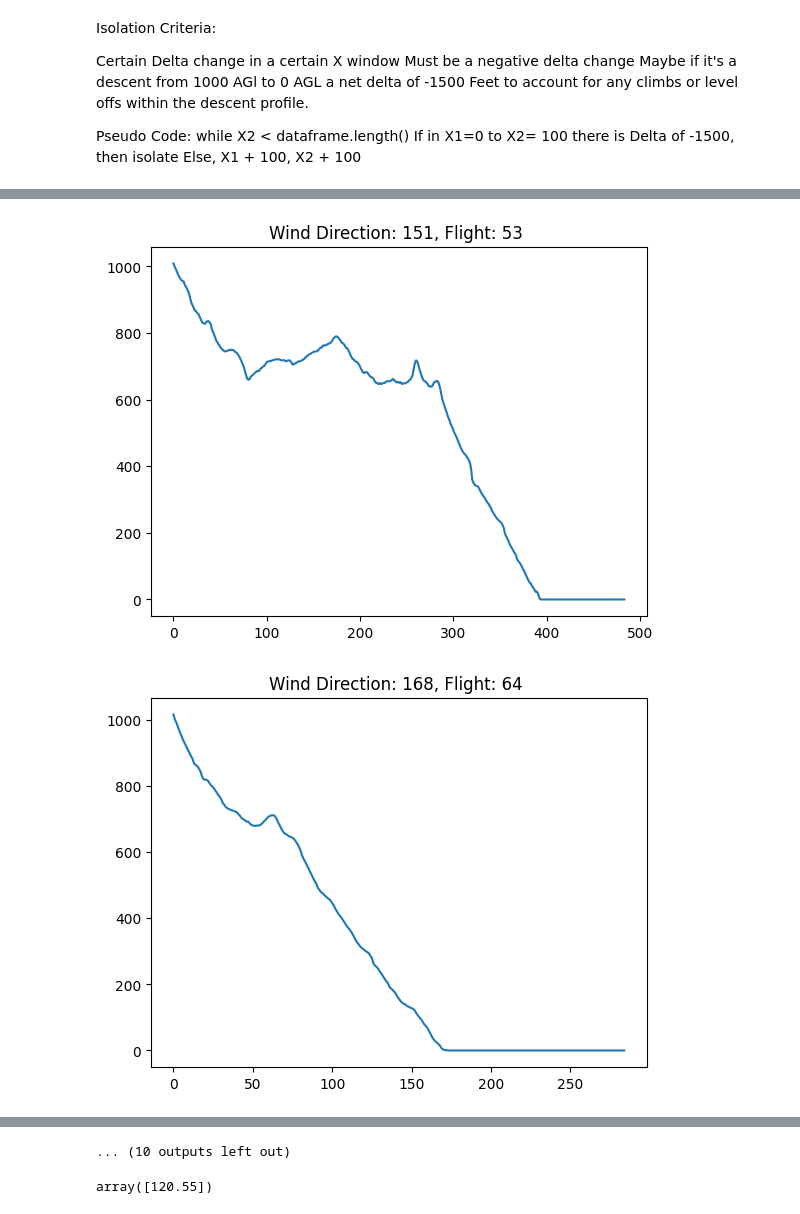
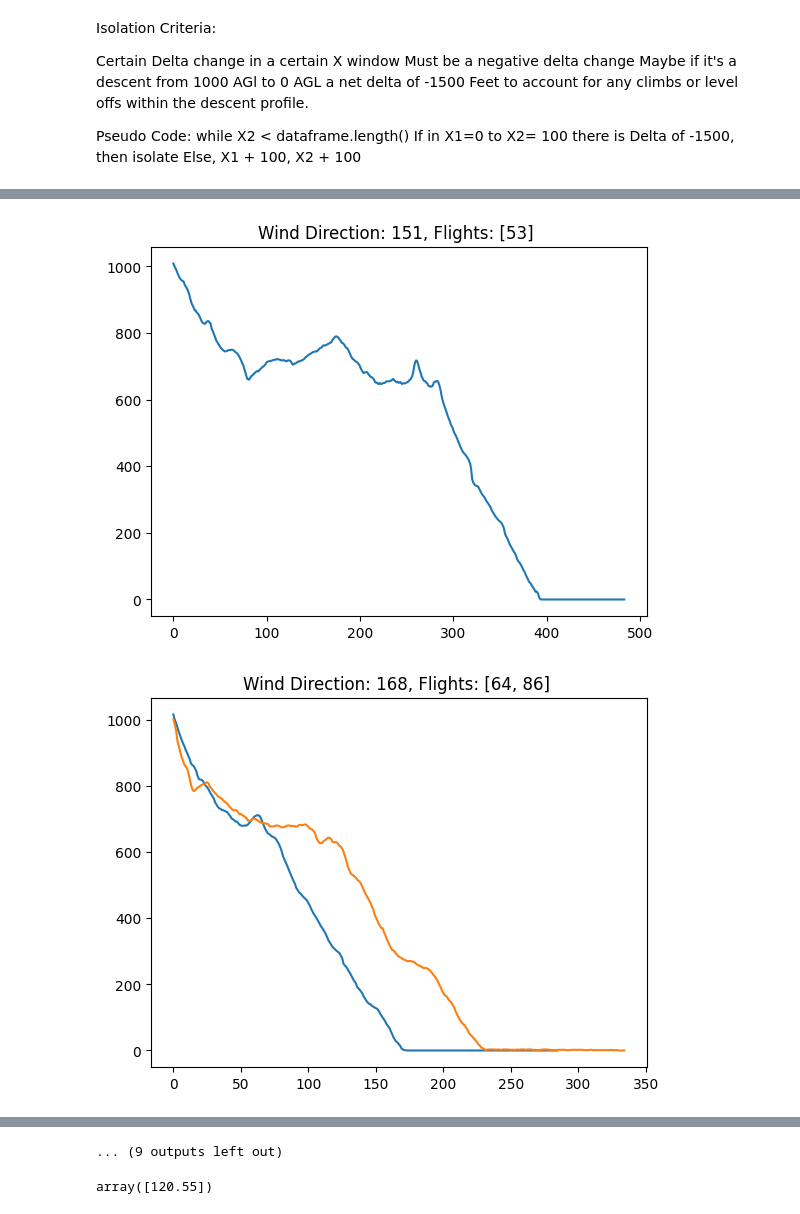
Before and after one commit to drussellmrichie/AviationThesis, a Jupyter notebook: Project_Data_Analysis/Empirical_Data_Analysis/empirical_analysis.ipynb, the cells around one changed output, grey strips where cells are left out. Saved outputs shown, nothing was run; the diff lists cells and outputs as text; code cells hidden in the pictures.

Commit message:
Checkpoint: Wind Direction Grouping

```diff
--- a/Project_Data_Analysis/Empirical_Data_Analysis/empirical_analysis.ipynb
+++ b/Project_Data_Analysis/Empirical_Data_Analysis/empirical_analysis.ipynb
@@ -305,8 +305,8 @@ for x in range(0,directionBins.__len__()):
             # descentArray[x][' HDG'].plot(ax=axes, kind='line',secondary_y=True)
             # print("Heading:",headingAtLanding[x],"----", "Elevation:",fieldElevation[x],"----", "Magnetic Variation:",magneticVariation[x])
             # print(findRunway(headingAtLanding[x],fieldElevation[x],magneticVariation[x],headingTolerance,elevationTolerance,magneticVariationTolerance,minimumRunwayLength))
-            plt.title("Wind Direction: {}, Flight: {} ".format(x,currFlight))
-        plt.show()
+            plt.title("Wind Direction: {}, Flights: {} ".format(x,directionBins[x]))
+    plt.show()
 
 
 
@@ -329,2 +329,2 @@ for x in range(0,directionBins.__len__()):
-[figure, old version]
+[figure, new version]
-[figure, old version]
+[figure, new version]
@@ -337,4 +337,4 @@ for x in range(0,directionBins.__len__()):
-... (10 outputs left out)
+... (9 outputs left out)
 # %%
 descentFreq = descentArray[0][' COM1'].unique()
 # %% [output]
```
Also changed, not shown: parts of 1 cell of this notebook.
